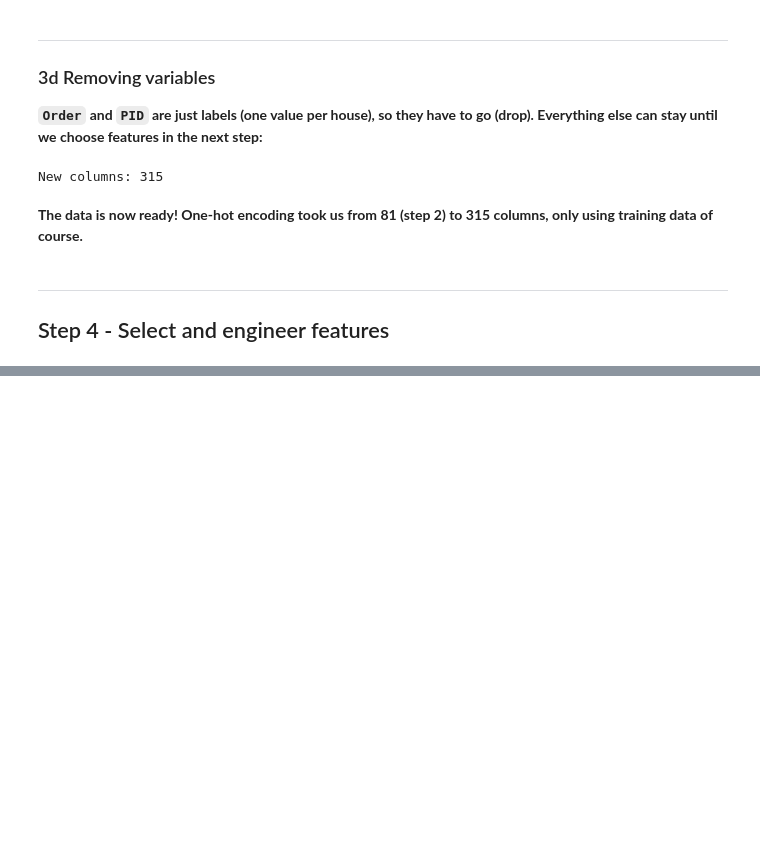
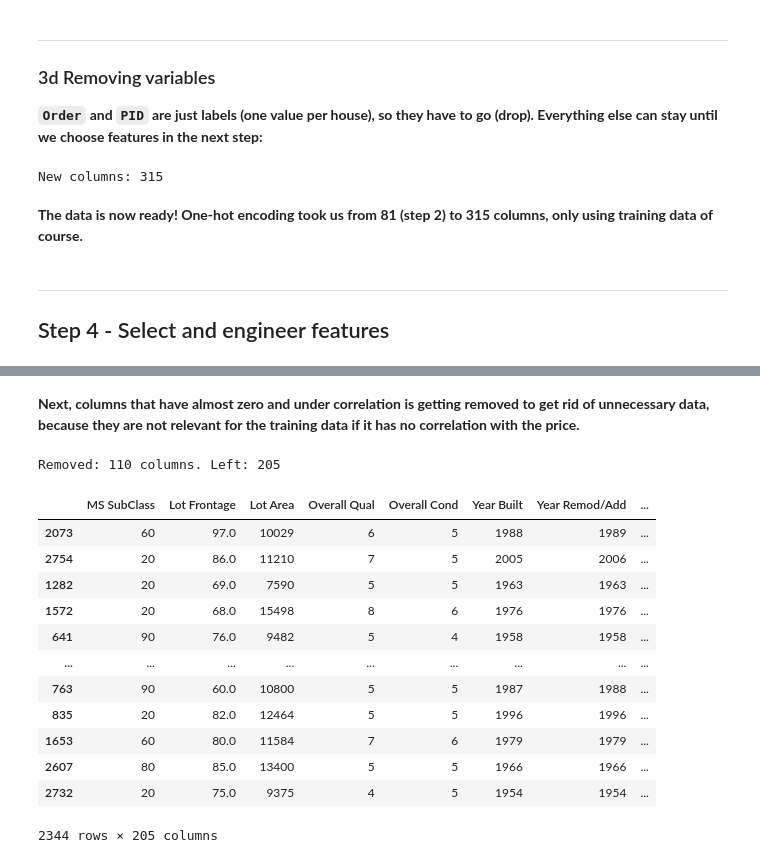
Before and after one commit to J-0-S-E/IE500618-Assignment1, a Jupyter notebook: housing_price_prediction.ipynb, the cells around one changed output, grey strips where cells are left out. Cells and saved outputs as stored; diff of their text form; code cells hidden in the pictures; blank space fills up the shorter version.

Commit message:
Import Step 4 & 5

```diff
--- a/housing_price_prediction.ipynb
+++ b/housing_price_prediction.ipynb
@@ -464,0 +467,4 @@ New columns: 315
+# %%
+correlation = X_train.astype(float).corrwith(y_train) # Checks the correlation between each column in X_train and the price. (the price was split to y_train in step 2).
+correlation_sorted = correlation.reindex(correlation.abs().sort_values(ascending=False).index) # Sorting the correlation in descending.
+correlation_sorted # Prints the first five rows of the correlation to check.
@@ -464,0 +523,25 @@ New columns: 315
+# %% [markdown]
+**Next, columns that have almost zero and under correlation is getting removed to get rid of unnecessary data, because they are not relevant for the training data if it has no correlation with the price.**
+# %%
+no_correlation = correlation[correlation.abs() < 0.05].index  # Columns almost without correlation to the price
+
+X_train = X_train.drop(columns=no_correlation)
+X_test = X_test.drop(columns=no_correlation)  # Same columns removed from test
+
+print("Removed:", len(no_correlation), "columns. Left:", X_train.shape[1])
+X_train # Prints the new columns without the removed ones
+# %% [output]
+Removed: 110 columns. Left: 205
+|  | MS SubClass | Lot Frontage | Lot Area | Overall Qual | Overall Cond | Year Built | Year Remod/Add | ... |
+| 2073 | 60 | 97.0 | 10029 | 6 | 5 | 1988 | 1989 | ... |
+| 2754 | 20 | 86.0 | 11210 | 7 | 5 | 2005 | 2006 | ... |
+| 1282 | 20 | 69.0 | 7590 | 5 | 5 | 1963 | 1963 | ... |
+| 1572 | 20 | 68.0 | 15498 | 8 | 6 | 1976 | 1976 | ... |
+| 641 | 90 | 76.0 | 9482 | 5 | 4 | 1958 | 1958 | ... |
+| ... | ... | ... | ... | ... | ... | ... | ... | ... |
+| 763 | 90 | 60.0 | 10800 | 5 | 5 | 1987 | 1988 | ... |
+| 835 | 20 | 82.0 | 12464 | 5 | 5 | 1996 | 1996 | ... |
+| 1653 | 60 | 80.0 | 11584 | 7 | 6 | 1979 | 1979 | ... |
+| 2607 | 80 | 85.0 | 13400 | 5 | 5 | 1966 | 1966 | ... |
+| 2732 | 20 | 75.0 | 9375 | 4 | 5 | 1954 | 1954 | ... |
+2344 rows × 205 columns
```
Also changed, not shown: parts of 18 cells of this notebook.
